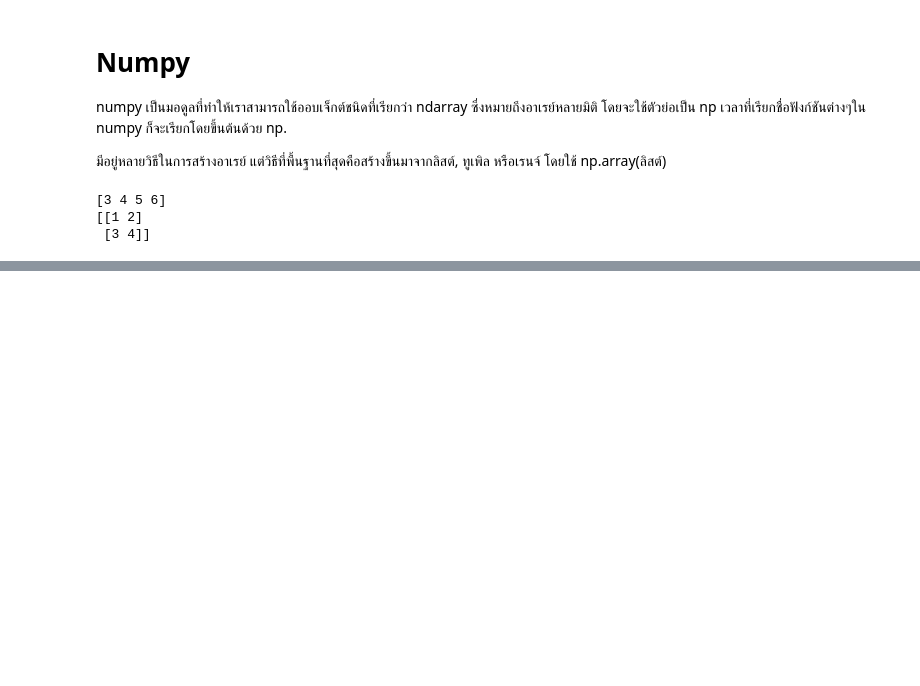
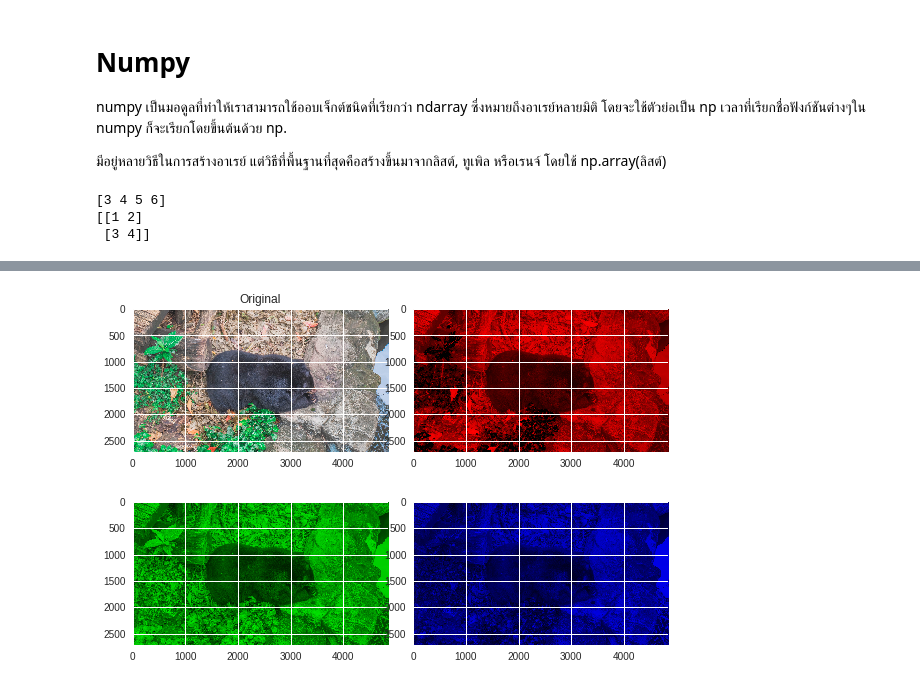
Before and after one commit to Nattapoy/My-Report, a Jupyter notebook: python.ipynb, the cells around one changed output, grey strips where cells are left out. Cells and saved outputs as stored; diff of their text form; code cells hidden in the pictures; blank space fills up the shorter version.

```diff
--- a/python.ipynb
+++ b/python.ipynb
@@ -433,0 +588,13 @@ print(araya)
+# %%
+
+plt.subplot(221,title= 'Original')
+plt.imshow(chino)
+plt.subplot(222)
+plt.imshow(chino*np.array([1,0,0],dtype='uint8'))
+plt.subplot(223)
+plt.imshow(chino*np.array([0,1,0],dtype='uint8'))
+plt.subplot(224)
+plt.imshow(chino*np.array([0,0,1],dtype='uint8'))
+plt.subplots_adjust(0.05,0.05,0.98,0.98,0.1,0.1)
+# %% [output]
+[figure, added]
```
Also changed, not shown: parts of 20 cells of this notebook.
